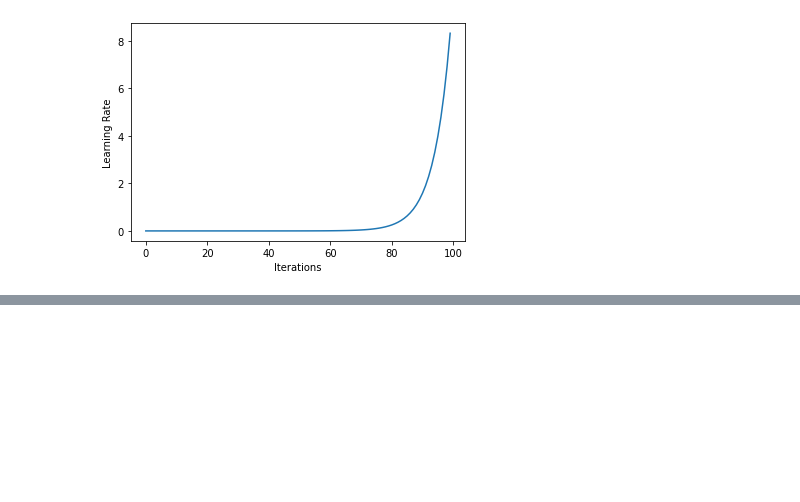
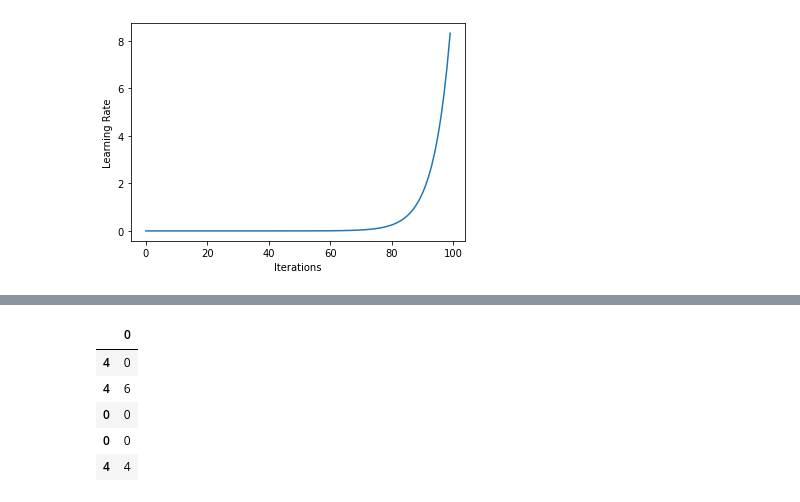
Before and after one commit to balawillgetyou/dy, a Jupyter notebook: FastAiPyTorchULMFiTTextClassifierWhoseLine_wStopWordsRemoval_20200701.ipynb, the cells around one changed output, grey strips where cells are left out. Drawn from its saved outputs; the diff is of its cells as text; code cells hidden in the pictures; blank space fills up the shorter version.

```diff
--- a/FastAiPyTorchULMFiTTextClassifierWhoseLine_wStopWordsRemoval_20200701.ipynb
+++ b/FastAiPyTorchULMFiTTextClassifierWhoseLine_wStopWordsRemoval_20200701.ipynb
@@ -205,5 +223,15 @@ learn.fit_one_cycle(1, 1e-2)
 # %%
 learn.save_encoder('txt_classifier_whoseLine_small')
+# %%
+#comparing a few predictions to targets
+pd.DataFrame(predictions, targets)[-5:]
+# %% [output]
+|  | 0 |
+| 4 | 0 |
+| 4 | 6 |
+| 0 | 0 |
+| 0 | 0 |
+| 4 | 4 |
 # %%
 # get predictions
 preds, targets = learn.get_preds()
```
Also changed, not shown: parts of 16 cells of this notebook.
